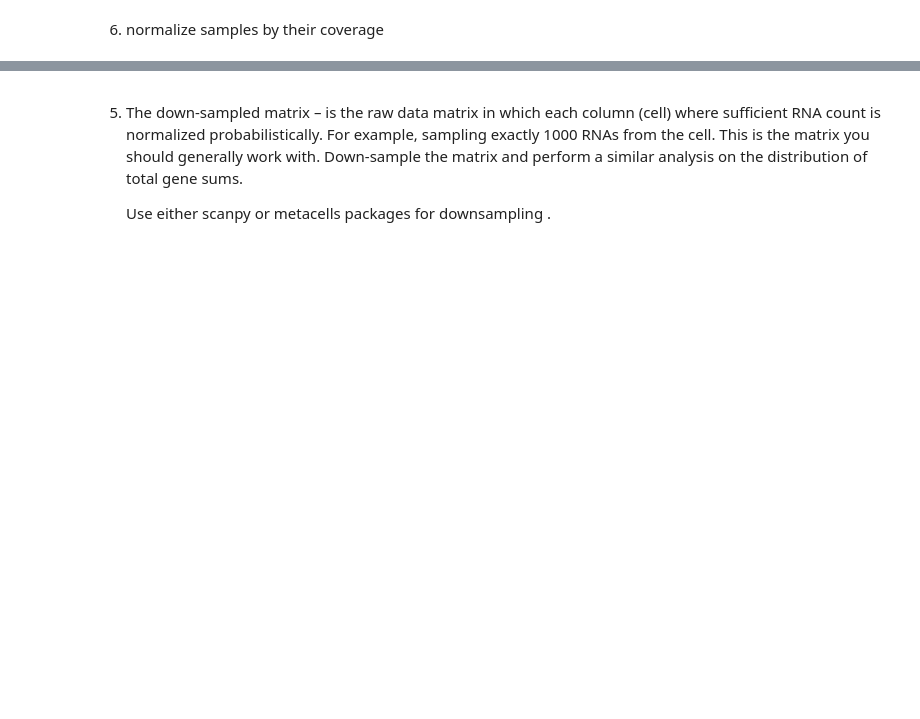
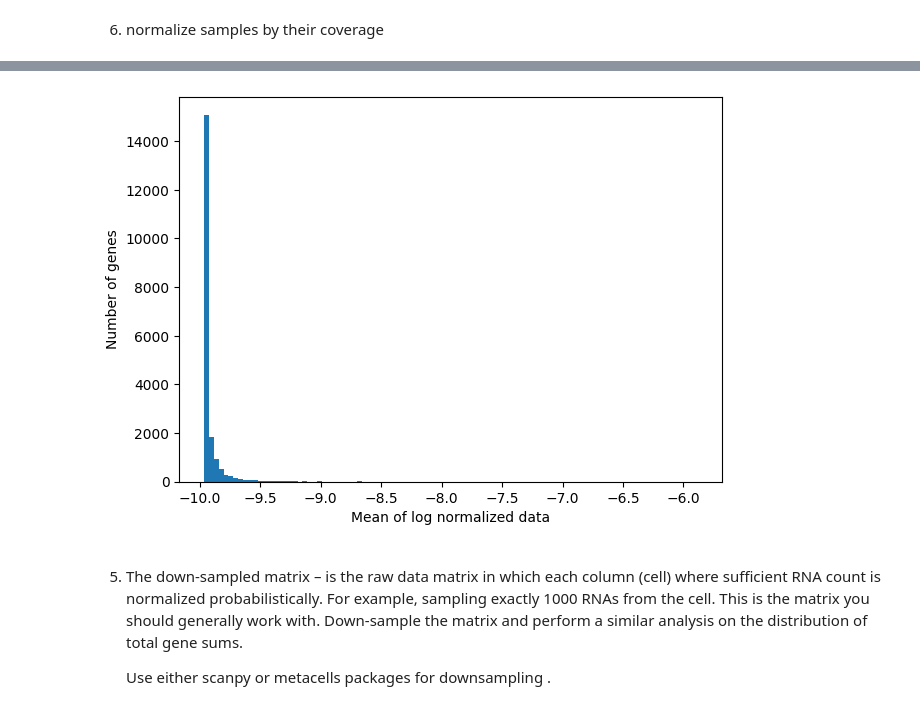
Before and after one commit to Mooguy/AIhub, a Jupyter notebook: ex-scrna/exerciseA.ipynb, the cells around one changed output, grey strips where cells are left out. Cells and saved outputs as stored; diff of their text form; code cells hidden in the pictures; blank space fills up the shorter version.

```diff
--- a/ex-scrna/exerciseA.ipynb
+++ b/ex-scrna/exerciseA.ipynb
@@ -276,2 +174,13 @@ The distribution of the the total cells
 # %% [markdown]
 6. normalize samples by their coverage
+# %%
+df_adata_sum = df_adata.sum(axis=1)
+
+df_norm = df_adata.div(df_adata_sum, axis=0)
+
+df_norm_std = df_norm.std(axis=0).sort_values(ascending=False)[:10]
+
+df_norm_sum = df_norm.sum(axis=0).sort_values(ascending=False)[:10]
+
+print(df_norm_std)
+print(df_norm_sum)
@@ -278,3 +205,16 @@ The distribution of the the total cells
+# %%
+log_df_norm = np.log2(df_norm+1e-3)
+
+log_df_norm_mean = log_df_norm.mean(axis=0)
+
+#make a histogram of the mean of the log normalized data
+plt.figure(figsize=(7, 5))
+log_df_norm_mean_hist = plt.hist(log_df_norm_mean, bins=100)
+plt.xlabel('Mean of log normalized data')
+plt.ylabel('Number of genes')
+plt.show()
+# %% [output]
+[figure, added]
 # %% [markdown]
 5.	The down-sampled matrix – is the raw data matrix in which each column (cell) where sufficient RNA count is normalized probabilistically. For example, sampling exactly 1000 RNAs from the cell. This is the matrix you should generally work with. Down-sample the matrix and perform a similar analysis on the distribution of total gene sums.
 
```
Also changed, not shown: parts of 32 cells of this notebook.
